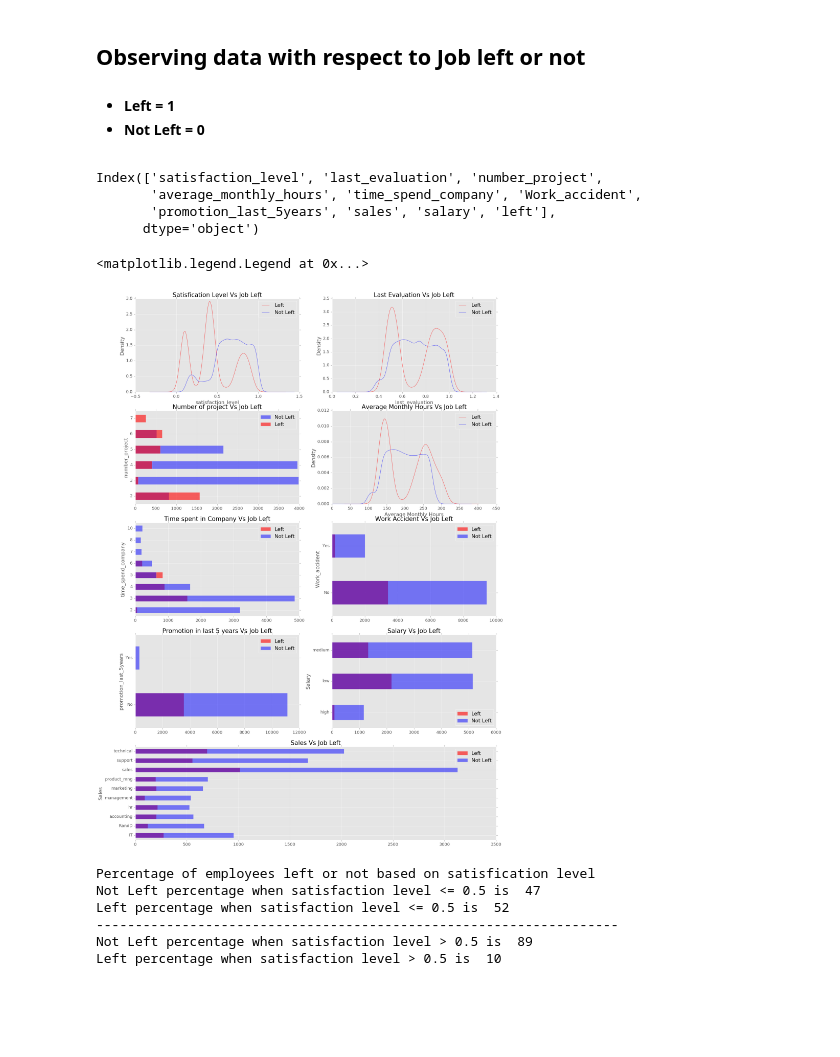
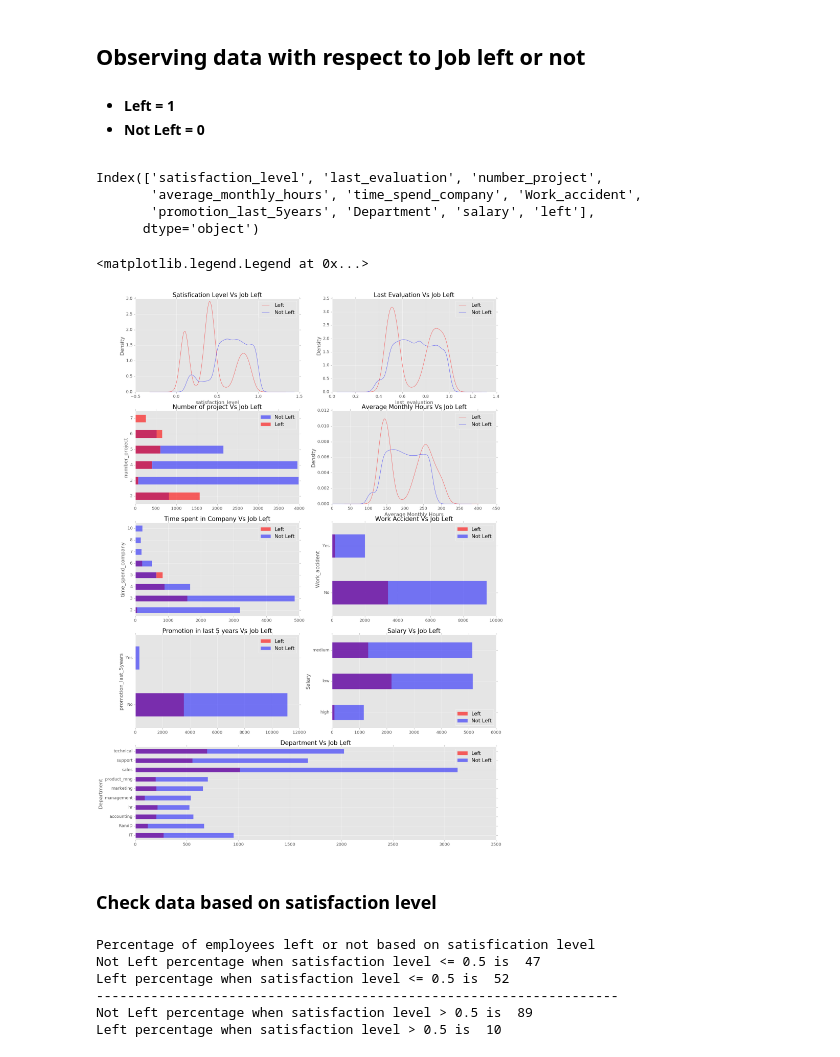
Before and after one commit to AvnishSrivastava/Human-Resource-Analytics, a Jupyter notebook: HR Analysis.ipynb, the cells around one changed output. Saved outputs shown, nothing was run; the diff lists cells and outputs as text; code cells hidden in the pictures; blank space fills up the shorter version.

```diff
--- a/HR Analysis.ipynb
+++ b/HR Analysis.ipynb
@@ -45,10 +45,10 @@ sales                    0
 salary                   0
 dtype: int64
 # %%
-HRAnalysis.rename(columns={"average_montly_hours":"average_monthly_hours"},inplace=True)
+HRAnalysis.rename(columns={"average_montly_hours":"average_monthly_hours","sales":"Department"},inplace=True)
 Left_Column = HRAnalysis[['left']]
 HRAnalysis.drop('left',axis=1,inplace=True)
-HRAnalysis = pd.concat([HRAnalysis,x],axis=1)
+HRAnalysis = pd.concat([HRAnalysis,Left_Column],axis=1)
 HRAnalysis.head()
 # %% [output]
 |  | satisfaction_level | last_evaluation | number_project | average_monthly_hours | time_spend_company | ... |
@@ -118,7 +120,7 @@ HRAnalysis.columns
 # %% [output]
 Index(['satisfaction_level', 'last_evaluation', 'number_project',
        'average_monthly_hours', 'time_spend_company', 'Work_accident',
-       'promotion_last_5years', 'sales', 'salary', 'left'],
+       'promotion_last_5years', 'Department', 'salary', 'left'],
       dtype='object')
 # %%
 #satisfaction_level
@@ -173,38 +175,40 @@ HRAnalysis[HRAnalysis.left==1].Work_accident.value_counts().sort_index().plot(ki
 HRAnalysis[HRAnalysis.left==0].Work_accident.value_counts().sort_index().plot(kind="barh",color="blue",label="Not Left",alpha=alpha-0.1)
 ax6.set_ylabel("Work_accident")
 ax6.set_yticklabels(['No','Yes'])
 ax6.set_title("Work Accident Vs Job Left")
 plt.legend(loc="best")
 
 
 # Looking at the distributions, no promotion in last 5 years are leaving job
 ax7 = plt.subplot2grid((5,2), (3,0))
 HRAnalysis[HRAnalysis.left==1].promotion_last_5years.value_counts().sort_index().plot(kind="barh",color="red",label="Left",alpha=alpha)
 HRAnalysis[HRAnalysis.left==0].promotion_last_5years.value_counts().sort_index().plot(kind="barh",color="blue",label="Not Left",alpha=alpha-0.1)
 ax7.set_ylabel("promotion_last_5years")
 ax7.set_yticklabels(['No','Yes'])
 ax7.set_title("Promotion in last 5 years Vs Job Left")
 plt.legend(loc="best")
 
 
 # Looking at the distributions, low salary employee are more tends to leave job
 ax8 = plt.subplot2grid((5,2), (3,1))
 HRAnalysis[HRAnalysis.left==1].salary.value_counts().sort_index().plot(kind="barh",color="red",label="Left",alpha=alpha)
 HRAnalysis[HRAnalysis.left==0].salary.value_counts().sort_index().plot(kind="barh",color="blue",label="Not Left",alpha=alpha-0.1)
 ax8.set_ylabel("Salary")
 ax8.set_title("Salary Vs Job Left")
 plt.legend(loc="best")
 
 
 ax9 = plt.subplot2grid((5,2), (4,0),colspan=2)
-HRAnalysis[HRAnalysis.left==1].sales.value_counts().sort_index().plot(kind="barh",color="red",label="Left",alpha=alpha)
-HRAnalysis[HRAnalysis.left==0].sales.value_counts().sort_index().plot(kind="barh",color="blue",label="Not Left",alpha=alpha-0.1)
-ax9.set_ylabel("Sales")
-ax9.set_title("Sales Vs Job Left")
+HRAnalysis[HRAnalysis.left==1].Department.value_counts().sort_index().plot(kind="barh",color="red",label="Left",alpha=alpha)
+HRAnalysis[HRAnalysis.left==0].Department.value_counts().sort_index().plot(kind="barh",color="blue",label="Not Left",alpha=alpha-0.1)
+ax9.set_ylabel("Department")
+ax9.set_title("Department Vs Job Left")
 plt.legend(loc="best")
 # %% [output]
 <matplotlib.legend.Legend at 0x...>
-[figure, old version]
+[figure, new version]
+# %% [markdown]
+### Check data based on satisfaction  level
 # %%
 SatLevel_lessthan_5 = HRAnalysis[HRAnalysis.satisfaction_level <= 0.5]
 SatLevel_greaterthan_5 = HRAnalysis[HRAnalysis.satisfaction_level > 0.5]
```
Also changed, not shown: parts of 45 cells of this notebook.
